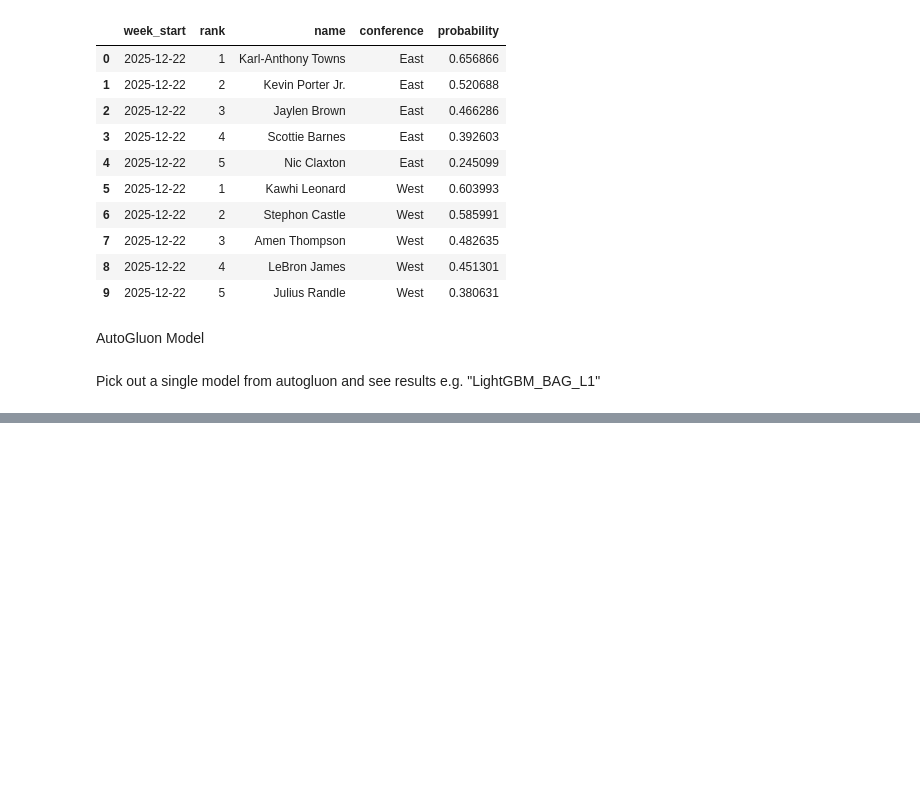
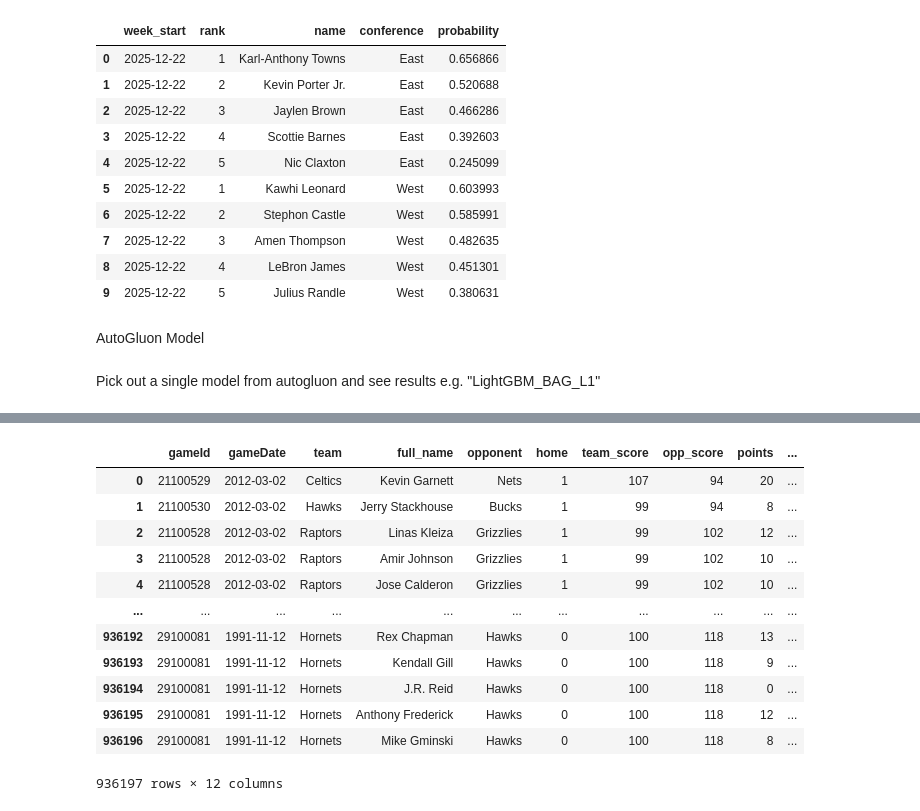
Before and after one commit to dejiandrew/nba-award-predictor, a Jupyter notebook: lightgbm_model.ipynb, the cells around one changed output, grey strips where cells are left out. Saved outputs shown, nothing was run; the diff lists cells and outputs as text; code cells hidden in the pictures; blank space fills up the shorter version.

```diff
--- a/lightgbm_model.ipynb
+++ b/lightgbm_model.ipynb
@@ -942,0 +962,2 @@ Pick out a single model from autogluon and see results e.g. "LightGBM_BAG_L1"
+# %%
+features_overall_df = pd.read_csv('features-overall.csv')
@@ -942,0 +984,26 @@ Pick out a single model from autogluon and see results e.g. "LightGBM_BAG_L1"
+# %%
+features_overall_df = features_overall_df[['gameId', 'gameDate', 'team',
+'full_name',
+        'opponent',
+
+       'home', 'team_score', 'opp_score',
+
+       'points',
+       'fieldGoalsAttempted', 'fieldGoalsMade',
+
+       'win']]
+features_overall_df
+# %% [output]
+|  | gameId | gameDate | team | full_name | opponent | home | team_score | opp_score | points | ... |
+| 0 | 21100529 | 2012-03-02 | Celtics | Kevin Garnett | Nets | 1 | 107 | 94 | 20 | ... |
+| 1 | 21100530 | 2012-03-02 | Hawks | Jerry Stackhouse | Bucks | 1 | 99 | 94 | 8 | ... |
+| 2 | 21100528 | 2012-03-02 | Raptors | Linas Kleiza | Grizzlies | 1 | 99 | 102 | 12 | ... |
+| 3 | 21100528 | 2012-03-02 | Raptors | Amir Johnson | Grizzlies | 1 | 99 | 102 | 10 | ... |
+| 4 | 21100528 | 2012-03-02 | Raptors | Jose Calderon | Grizzlies | 1 | 99 | 102 | 10 | ... |
+| ... | ... | ... | ... | ... | ... | ... | ... | ... | ... | ... |
+| 936192 | 29100081 | 1991-11-12 | Hornets | Rex Chapman | Hawks | 0 | 100 | 118 | 13 | ... |
+| 936193 | 29100081 | 1991-11-12 | Hornets | Kendall Gill | Hawks | 0 | 100 | 118 | 9 | ... |
+| 936194 | 29100081 | 1991-11-12 | Hornets | J.R. Reid | Hawks | 0 | 100 | 118 | 0 | ... |
+| 936195 | 29100081 | 1991-11-12 | Hornets | Anthony Frederick | Hawks | 0 | 100 | 118 | 12 | ... |
+| 936196 | 29100081 | 1991-11-12 | Hornets | Mike Gminski | Hawks | 0 | 100 | 118 | 8 | ... |
+936197 rows × 12 columns
```
Also changed, not shown: parts of 10 cells of this notebook.
